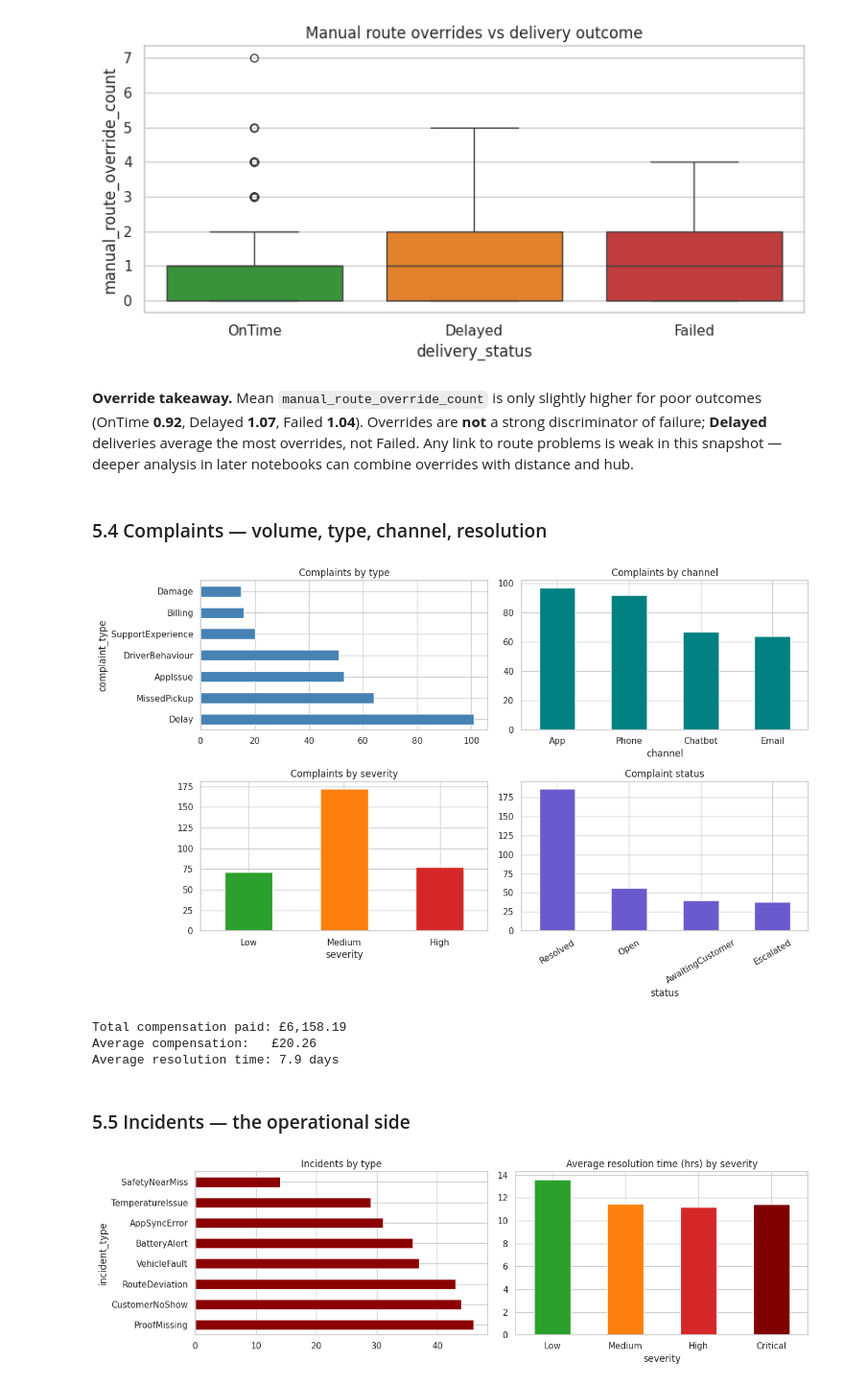
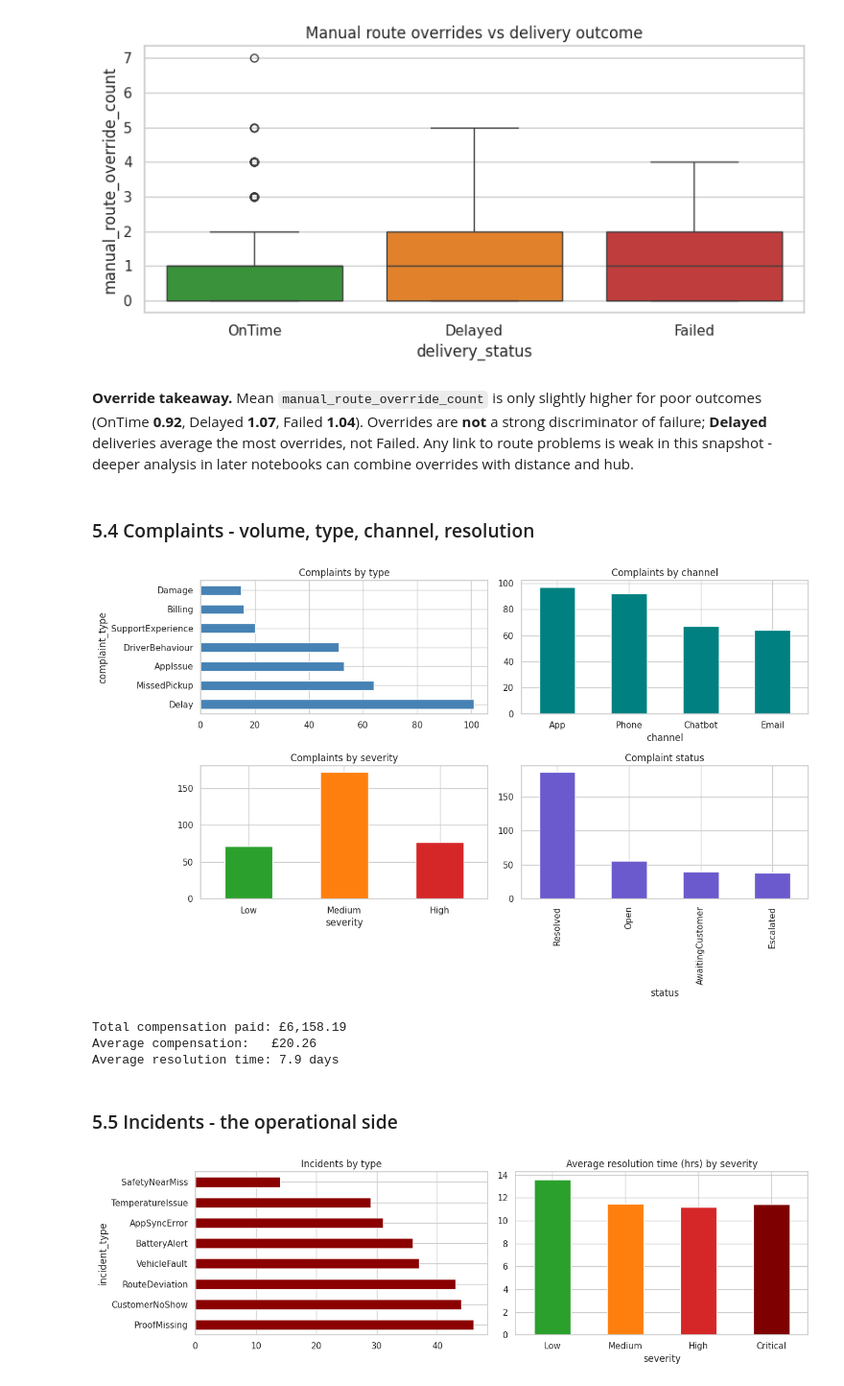
Before and after one commit to ishie00/Databases-and-Analytics, a Jupyter notebook: 01_eda.ipynb, the cells around one changed output. Shown at 96% size. Drawn from its saved outputs; the diff is of its cells as text; code cells hidden in the pictures.

```diff
--- a/01_eda.ipynb
+++ b/01_eda.ipynb
@@ -738,42 +710,42 @@ Passing `palette` without assigning `hue` is deprecated and will be removed in v
   sns.boxplot(data=deliv, x='delivery_status', y='manual_route_override_count',
 [figure]
 # %% [markdown]
-**Override takeaway.** Mean `manual_route_override_count` is only slightly higher for poor outcomes (OnTime **0.92**, Delayed **1.07**, Failed **1.04**). Overrides are **not** a strong discriminator of failure; **Delayed** deliveries average the most overrides, not Failed. Any link to route problems is weak in this snapshot — deeper analysis in later notebooks can combine overrides with distance and hub.
+**Override takeaway.** Mean `manual_route_override_count` is only slightly higher for poor outcomes (OnTime **0.92**, Delayed **1.07**, Failed **1.04**). Overrides are **not** a strong discriminator of failure; **Delayed** deliveries average the most overrides, not Failed. Any link to route problems is weak in this snapshot - deeper analysis in later notebooks can combine overrides with distance and hub.
 # %% [markdown]
-### 5.4 Complaints — volume, type, channel, resolution
+### 5.4 Complaints - volume, type, channel, resolution
 # %%
 compl = tables['complaints']
 
 fig, axes = plt.subplots(2, 2, figsize=(13, 8))
 compl['complaint_type'].value_counts().plot(kind='barh', ax=axes[0, 0], color='steelblue')
 axes[0, 0].set_title("Complaints by type")
 
 compl['channel'].value_counts().plot(kind='bar', ax=axes[0, 1], color='teal')
 axes[0, 1].set_title("Complaints by channel")
 axes[0, 1].tick_params(axis='x', rotation=0)
 
 compl['severity'].value_counts().reindex(['Low', 'Medium', 'High']).plot(
     kind='bar', ax=axes[1, 0], color=['#2ca02c', '#ff7f0e', '#d62728'])
 axes[1, 0].set_title("Complaints by severity")
 axes[1, 0].tick_params(axis='x', rotation=0)
 
 compl['status'].value_counts().plot(kind='bar', ax=axes[1, 1], color='slateblue')
 axes[1, 1].set_title("Complaint status")
-axes[1, 1].tick_params(axis='x', rotation=30)
+axes[1, 1].tick_params(axis='x', rotation=90)
 
 plt.tight_layout()
 plt.show()
 
 print(f"\nTotal compensation paid: £{compl['compensation_amount'].sum():,.2f}")
 print(f"Average compensation:   £{compl['compensation_amount'].mean():.2f}")
 print(f"Average resolution time: {compl['resolution_days'].mean():.1f} days")
 # %% [output]
-[figure, old version]
+[figure, new version]
 Total compensation paid: £6,158.19
 Average compensation:   £20.26
 Average resolution time: 7.9 days
 # %% [markdown]
-### 5.5 Incidents — the operational side
+### 5.5 Incidents - the operational side
 # %%
 inc = tables['incidents']
 
```
Also changed, not shown: parts of 28 cells of this notebook, 5 other files.
